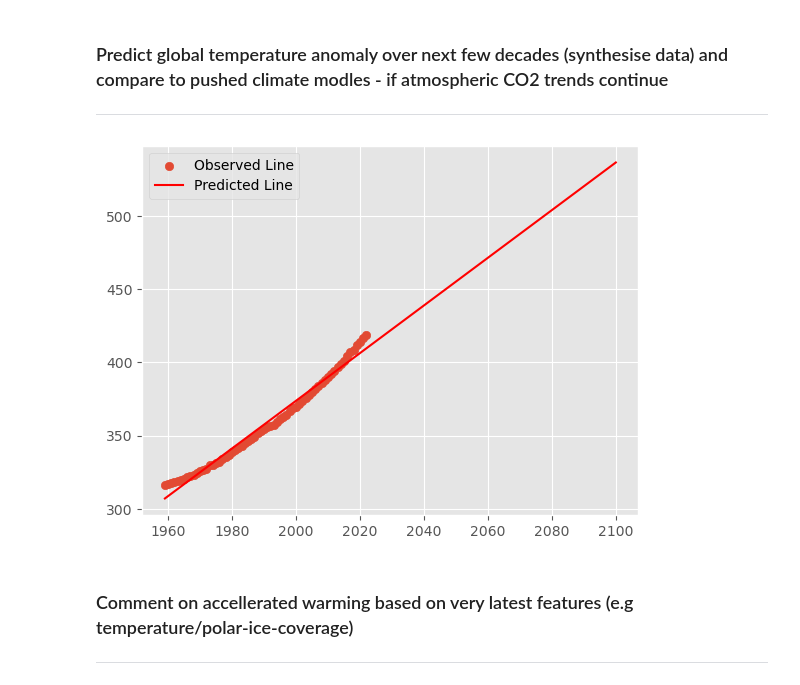
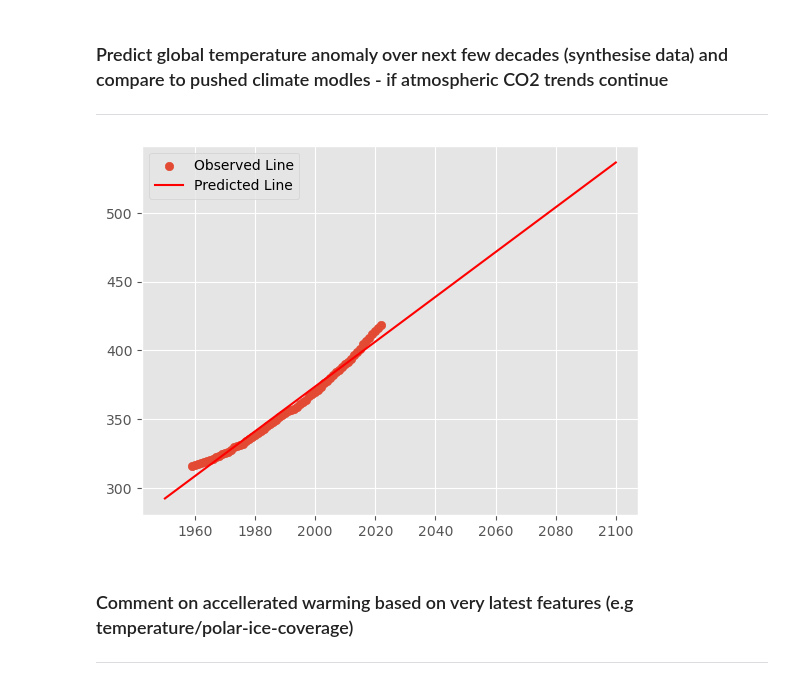
Before and after one commit to PeeBs68/mywork, a Jupyter notebook: project2.ipynb, the cells around one changed output. Cells and saved outputs as stored; diff of their text form; code cells hidden in the pictures.

```diff
--- a/project2.ipynb
+++ b/project2.ipynb
@@ -381,0 +304,14 @@ Plot all 3 if possible?
+# %%
+
+# Plot all three - CO2, Temperature Anomoly and CH4
+
+plt.style.use('ggplot')
+fig, ax = plt.subplots(3,sharex=True,figsize=(10,6))
+ax[0].plot(final_co2_df['date'],final_co2_df['CO2'])
+ax[0].set_ylabel(r'CO2')
+
+ax[1].plot(final_df_2['date'],final_df_2['Temp'])
+ax[1].set_ylabel(r'Temperature Anomoly');
+
+ax[2].plot(ch4_df['year'],ch4_df['CH4'])
+ax[2].set_ylabel(r'CH4');
@@ -393,0 +401,10 @@ We can see ...
+# %%
+# Compare Average Daily Min and Max Temperatures
+
+plt.style.use('ggplot')
+fig, ax = plt.subplots(2,sharex=True,figsize=(10,6))
+ax[0].plot(df_mint['date2'],df_mint['mint'])
+ax[0].set_ylabel(r'Min Daily Temp')
+
+ax[1].plot(df_maxt['date2'],df_maxt['maxt'])
+ax[1].set_ylabel(r'Max Daily Temp');
@@ -427,30 +522,30 @@ temp_final_df.to_json(FILENAME, index = True)
 # %%
 # Some stuff for future predictions
 
 # Reshape/transpose data
 # sns.lineplot(data=reduced_final, x='date', y='CO2').set(title='CO2 Readings from 1500 to 2022');
 list1 = gml_df['date'].to_numpy() # Convert dataframe to array
 list2 = gml_df['CO2'].to_numpy() # Convert dataframe to array
 list3 = list1.reshape(-1,1)
 list4 = list2.reshape(-1,1)
 
 #linear regression
 from sklearn.linear_model import LinearRegression
 lr = LinearRegression()
 lr.fit(list3,list4)
 
 import numpy as np
-x_test = np.linspace(1959,2100) # Need to decide on dates to use as the whole -800000 wouldn't make sense...
+x_test = np.linspace(1950,2100) # Need to decide on dates to use as the whole -800000 wouldn't make sense...
 x_testShaped = x_test.reshape(-1,1)
 
 y_testPred = lr.predict(x_testShaped)
 
 plt.scatter(list3,list4)
 plt.plot(x_test, y_testPred, 'r')
 plt.legend(['Observed Line', 'Predicted Line'])
 plt.show()
 # %% [output]
-[figure, old version]
+[figure, new version]
 # %% [markdown]
 ### Comment on accellerated warming based on very latest features (e.g temperature/polar-ice-coverage)
 
```
Also changed, not shown: parts of 23 cells of this notebook, 6 other files.
